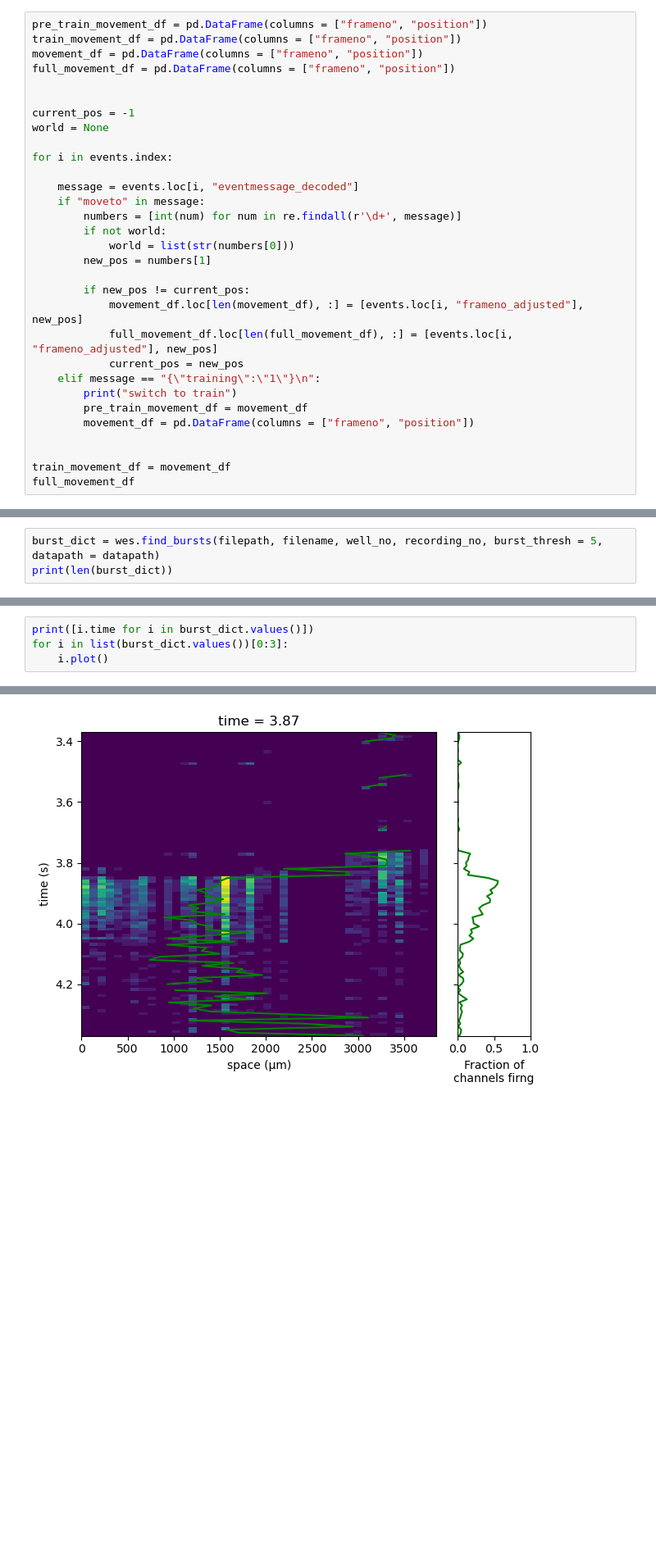
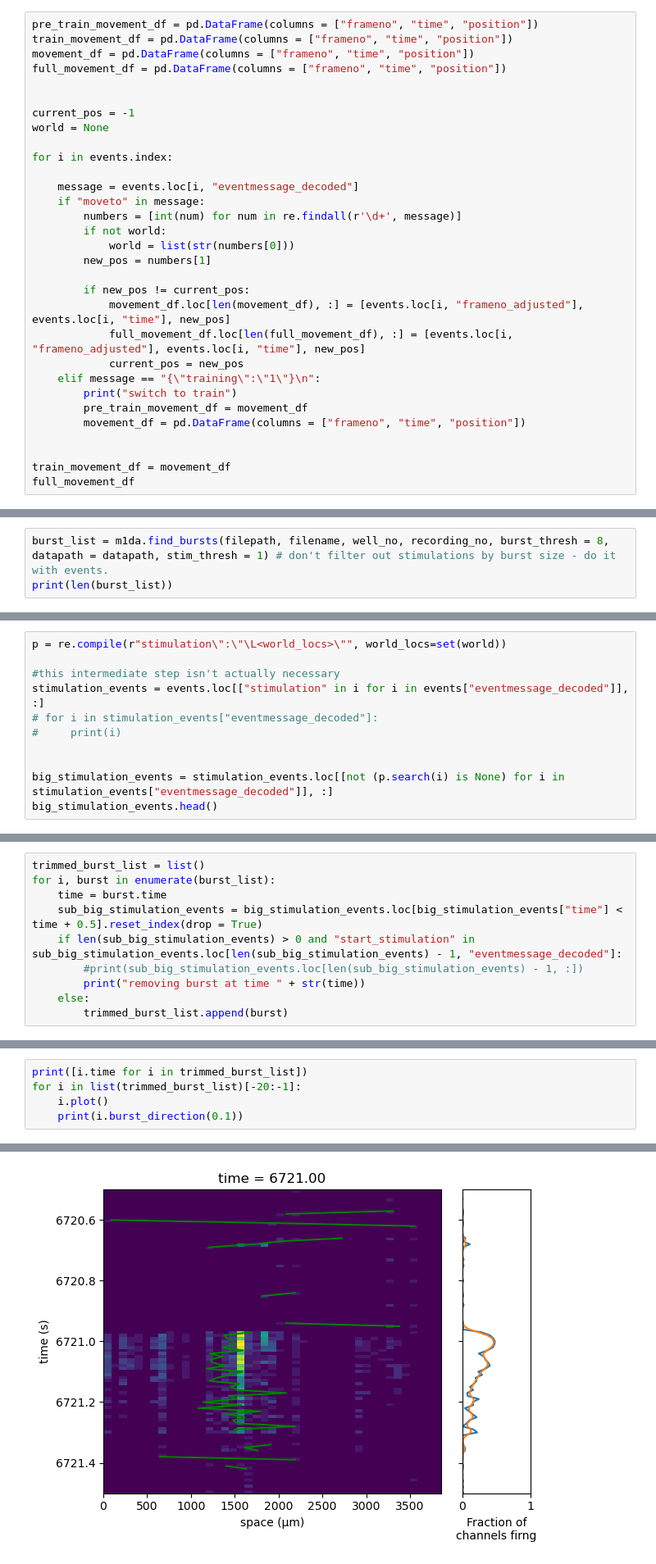
Before and after one commit to Holistic-Agential-Learning/HAL, a Jupyter notebook: analysis/mouse_1d_analysis 2h.ipynb, the cells around one changed output, grey strips where cells are left out. Shown at 82% size. Saved outputs shown, nothing was run; the diff lists cells and outputs as text; blank space fills up the shorter version.

```diff
--- a/analysis/mouse_1d_analysis 2h.ipynb
+++ b/analysis/mouse_1d_analysis 2h.ipynb
@@ -45,8 +49,8 @@ display(events)
 # %%
-pre_train_movement_df = pd.DataFrame(columns = ["frameno", "position"])
-train_movement_df = pd.DataFrame(columns = ["frameno", "position"])
-movement_df = pd.DataFrame(columns = ["frameno", "position"])
-full_movement_df = pd.DataFrame(columns = ["frameno", "position"])
+pre_train_movement_df = pd.DataFrame(columns = ["frameno", "time", "position"])
+train_movement_df = pd.DataFrame(columns = ["frameno", "time", "position"])
+movement_df = pd.DataFrame(columns = ["frameno", "time", "position"])
+full_movement_df = pd.DataFrame(columns = ["frameno", "time", "position"])
 
 
 current_pos = -1
@@ -62,13 +66,13 @@ for i in events.index:
         new_pos = numbers[1]
 
         if new_pos != current_pos:
-            movement_df.loc[len(movement_df), :] = [events.loc[i, "frameno_adjusted"], new_pos]
-            full_movement_df.loc[len(full_movement_df), :] = [events.loc[i, "frameno_adjusted"], new_pos]
+            movement_df.loc[len(movement_df), :] = [events.loc[i, "frameno_adjusted"], events.loc[i, "time"], new_pos]
+            full_movement_df.loc[len(full_movement_df), :] = [events.loc[i, "frameno_adjusted"], events.loc[i, "time"], new_pos]
             current_pos = new_pos
     elif message == "{\"training\":\"1\"}\n":
         print("switch to train")
         pre_train_movement_df = movement_df
-        movement_df = pd.DataFrame(columns = ["frameno", "position"])
+        movement_df = pd.DataFrame(columns = ["frameno", "time", "position"])
 
 
 train_movement_df = movement_df
@@ -264,6 +266,6 @@ display(full_movement_df)
 # %%
-burst_dict = wes.find_bursts(filepath, filename, well_no, recording_no, burst_thresh = 5, datapath = datapath)
-print(len(burst_dict))
+burst_list = m1da.find_bursts(filepath, filename, well_no, recording_no, burst_thresh = 8, datapath = datapath, stim_thresh = 1) # don't filter out stimulations by burst size - do it with events.
+print(len(burst_list))
 # %% [output]
 ['events', 'groups', 'recording_id', 'settings', 'spikes', 'start_time', 'stop_time', 'well_id']
               time  channel  amplitude
@@ -321,0 +303,11 @@ full_movement_df
+# %%
+p = re.compile(r"stimulation\":\"\L<world_locs>\"", world_locs=set(world))
+
+#this intermediate step isn't actually necessary
+stimulation_events = events.loc[["stimulation" in i for i in events["eventmessage_decoded"]], :]
+# for i in stimulation_events["eventmessage_decoded"]:
+#     print(i)
+
+
+big_stimulation_events = stimulation_events.loc[[not (p.search(i) is None) for i in stimulation_events["eventmessage_decoded"]], :]
+big_stimulation_events.head()
@@ -321,0 +321,10 @@ full_movement_df
+# %%
+trimmed_burst_list = list()
+for i, burst in enumerate(burst_list):
+    time = burst.time
+    sub_big_stimulation_events = big_stimulation_events.loc[big_stimulation_events["time"] < time + 0.5].reset_index(drop = True)
+    if len(sub_big_stimulation_events) > 0 and "start_stimulation" in sub_big_stimulation_events.loc[len(sub_big_stimulation_events) - 1, "eventmessage_decoded"]:
+        #print(sub_big_stimulation_events.loc[len(sub_big_stimulation_events) - 1, :])
+        print("removing burst at time " + str(time))
+    else:
+        trimmed_burst_list.append(burst)
@@ -322,5 +349,6 @@ full_movement_df
 # %%
-print([i.time for i in burst_dict.values()])
-for i in list(burst_dict.values())[0:3]:
+print([i.time for i in trimmed_burst_list])
+for i in list(trimmed_burst_list)[-20:-1]:
     i.plot()
+    print(i.burst_direction(0.1))
 # %% [output]
@@ -328 +356 @@ for i in list(burst_dict.values())[0:3]:
-[figure, old version]
+[figure, new version]
```
Also changed, not shown: parts of 21 cells of this notebook, 3 other files.
